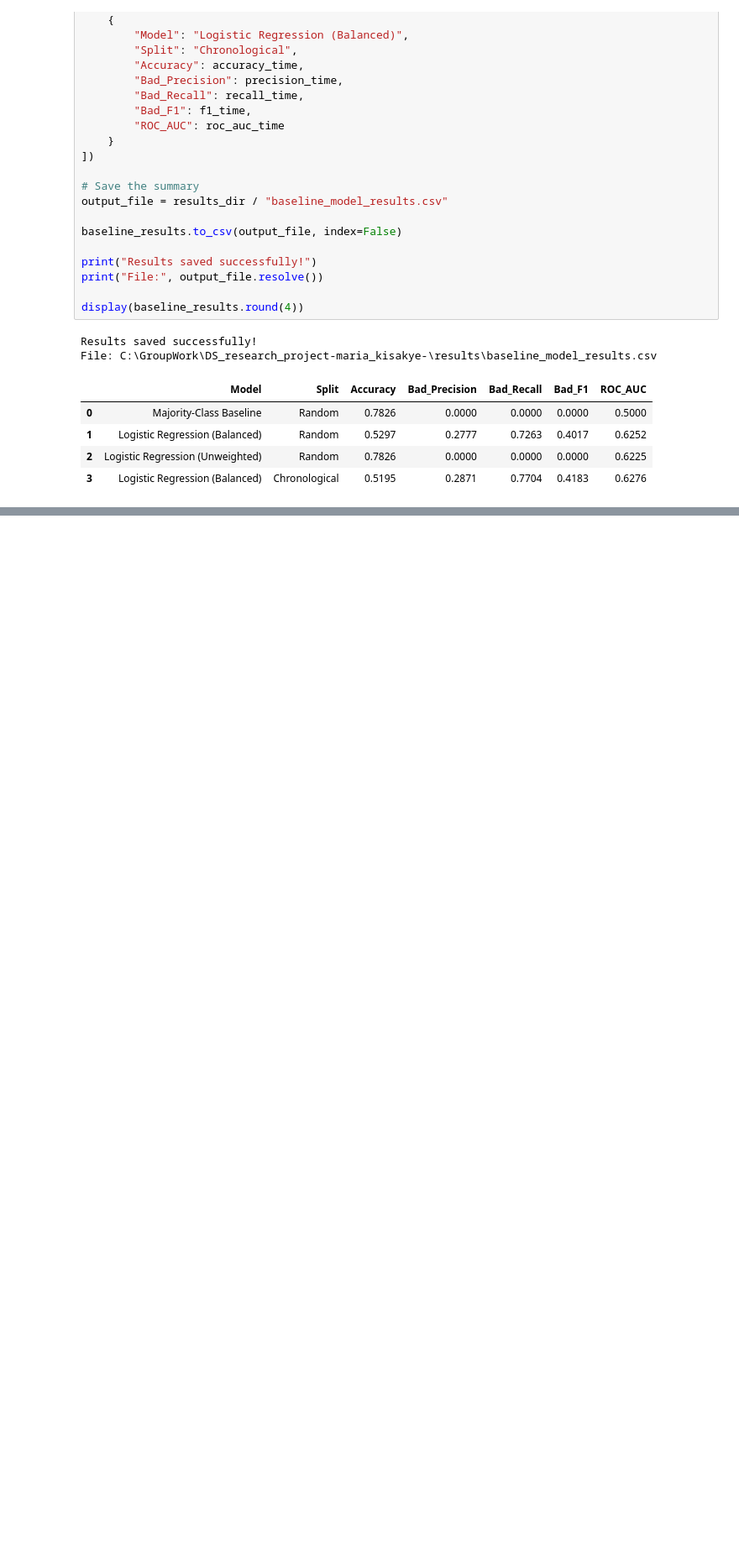
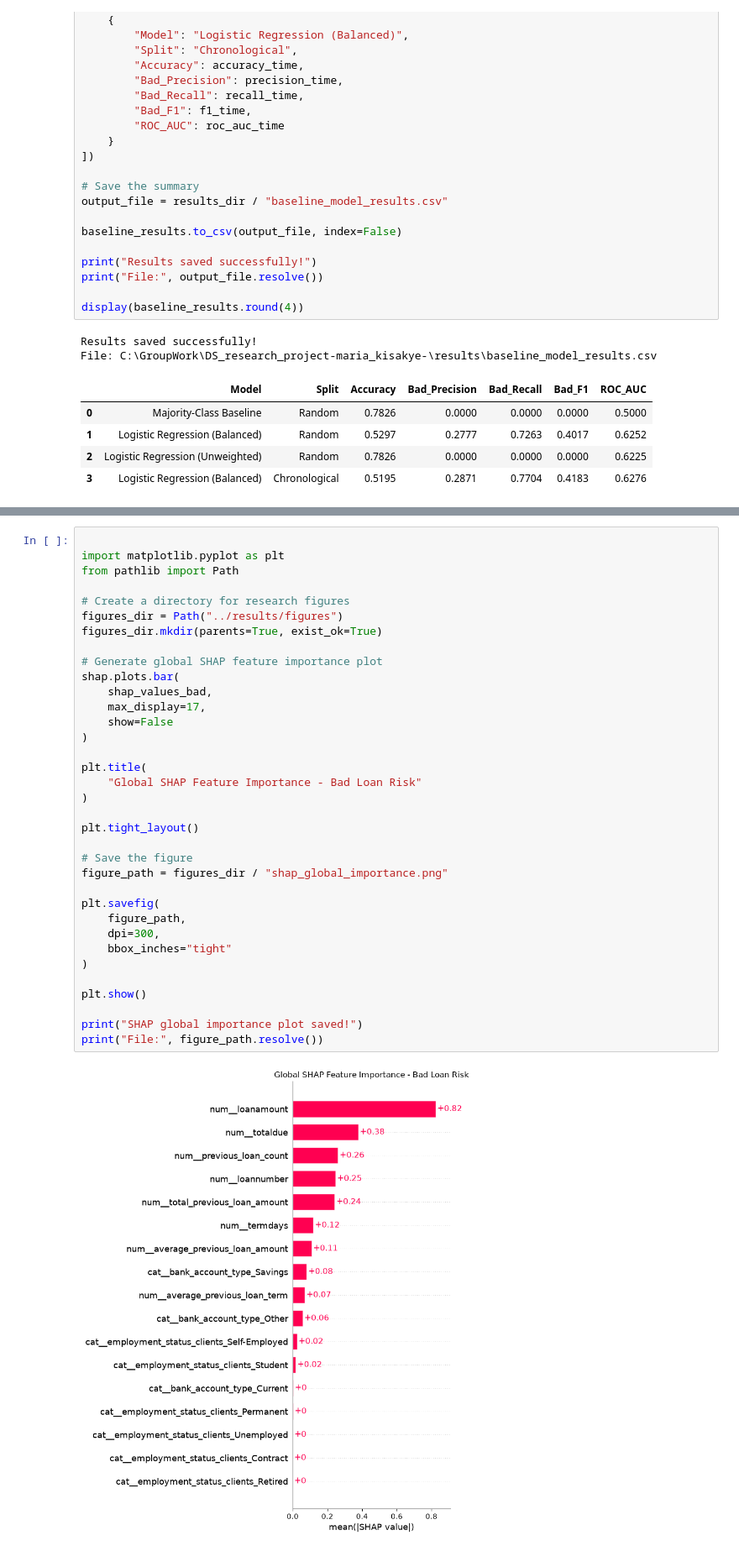
Before and after one commit to maria-kisakye/DS_research_project-maria_kisakye-, a Jupyter notebook: notebooks/01_data_exploration.ipynb, the cells around one changed output, grey strips where cells are left out. Shown at 84% size. Saved outputs shown, nothing was run; the diff lists cells and outputs as text; blank space fills up the shorter version.

Commit message:
Add global and local SHAP explanations for credit risk baseline

```diff
--- a/notebooks/01_data_exploration.ipynb
+++ b/notebooks/01_data_exploration.ipynb
@@ -1570,0 +1762,37 @@ File: C:\GroupWork\DS_research_project-maria_kisakye-\results\baseline_model_res
+# %%
+
+import matplotlib.pyplot as plt
+from pathlib import Path
+
+# Create a directory for research figures
+figures_dir = Path("../results/figures")
+figures_dir.mkdir(parents=True, exist_ok=True)
+
+# Generate global SHAP feature importance plot
+shap.plots.bar(
+    shap_values_bad,
+    max_display=17,
+    show=False
+)
+
+plt.title(
+    "Global SHAP Feature Importance - Bad Loan Risk"
+)
+
+plt.tight_layout()
+
+# Save the figure
+figure_path = figures_dir / "shap_global_importance.png"
+
+plt.savefig(
+    figure_path,
+    dpi=300,
+    bbox_inches="tight"
+)
+
+plt.show()
+
+print("SHAP global importance plot saved!")
+print("File:", figure_path.resolve())
+# %% [output]
+[figure, added]
```
Also changed, not shown: parts of 14 cells of this notebook, 2 other files.
